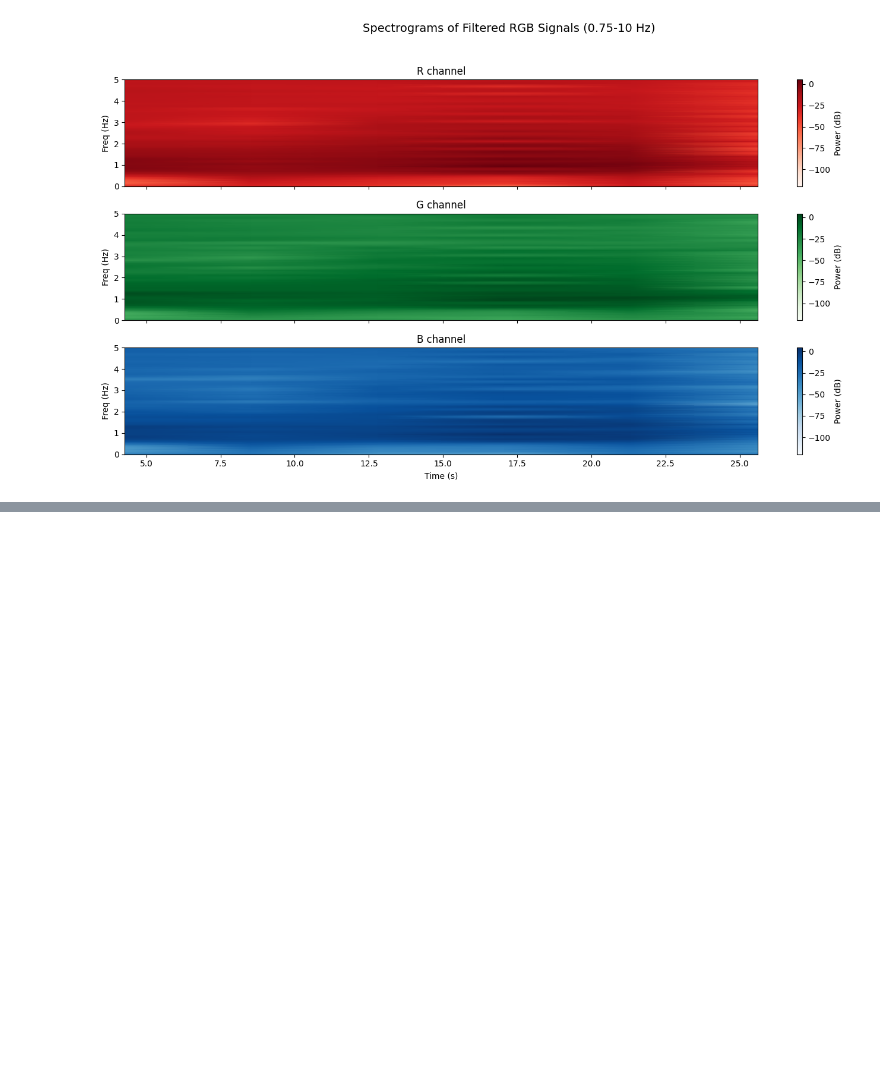
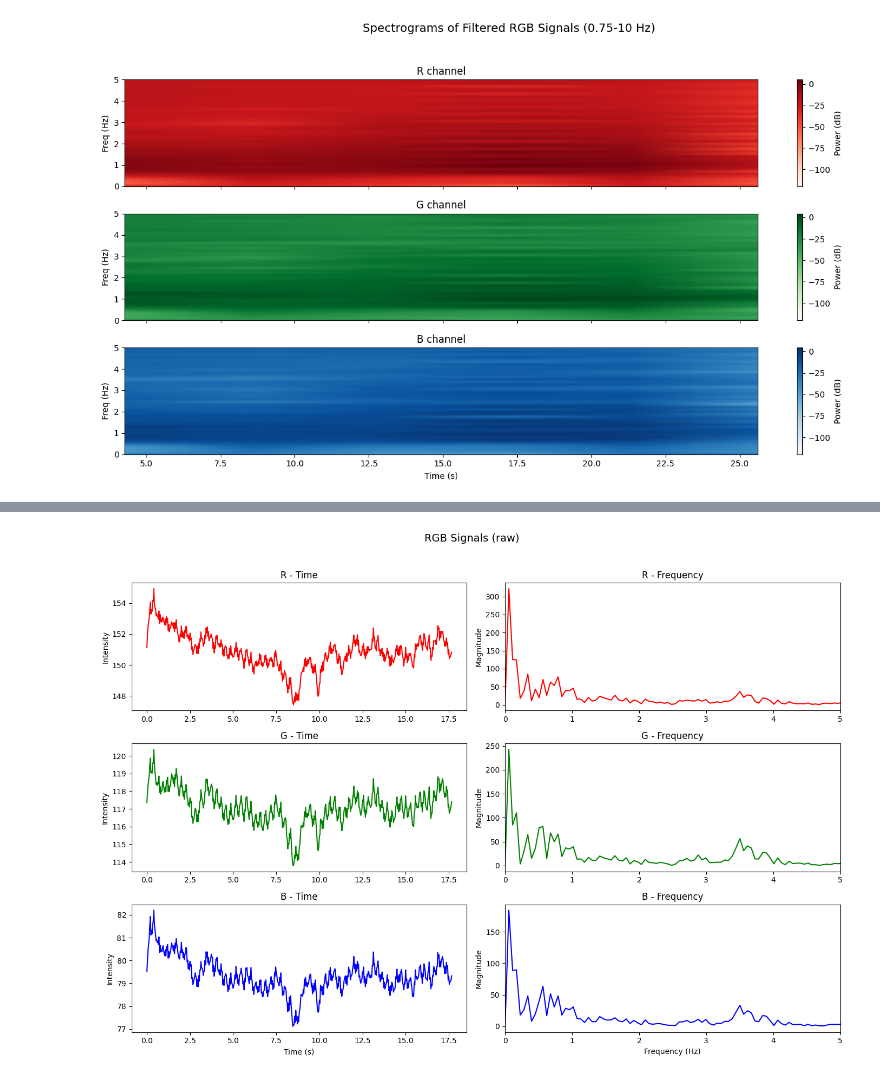
Before and after one commit to sophia-celine/rPPG, a Jupyter notebook: initial_tests/rPPGrough.ipynb, the cells around one changed output, grey strips where cells are left out. Drawn from its saved outputs; the diff is of its cells as text; code cells hidden in the pictures; blank space fills up the shorter version.

```diff
--- a/initial_tests/rPPGrough.ipynb
+++ b/initial_tests/rPPGrough.ipynb
@@ -467,0 +489,4 @@ plot_filtered_signals(pd.read_csv('rgb_signals_avi.csv'), 0.75, 10, 4)
+# %%
+plot_rgb_signals(pd.read_csv('rgb_signals2_avi.csv'))
+# %% [output]
+[figure, added]
```
Also changed, not shown: parts of 4 cells of this notebook, 2 other files.
